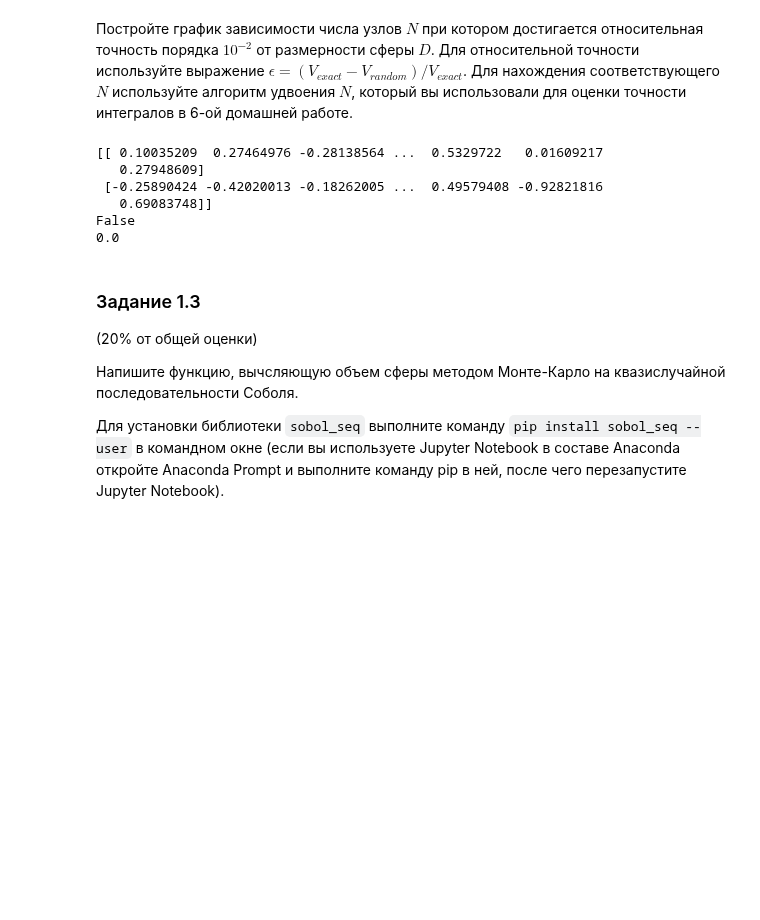
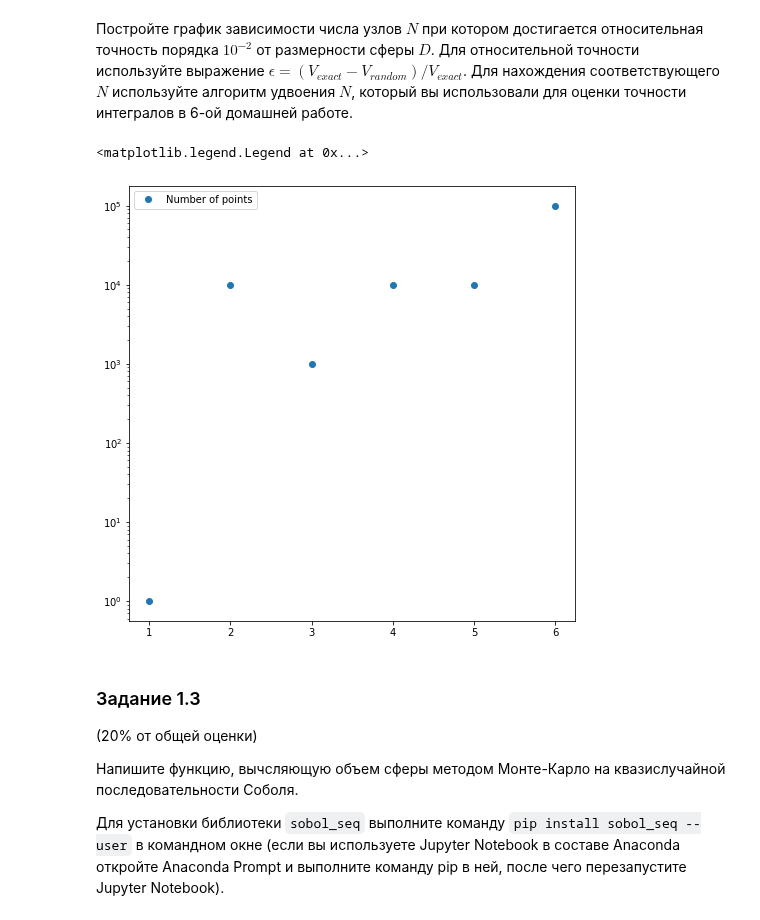
Before and after one commit to ev-br/CP2020, a Jupyter notebook: week_9_Monte-Carlo.ipynb, the cells around one changed output. Cells and saved outputs as stored; diff of their text form; code cells hidden in the pictures; blank space fills up the shorter version.

```diff
--- a/week_9_Monte-Carlo.ipynb
+++ b/week_9_Monte-Carlo.ipynb
@@ -65,8 +65,11 @@ plt.legend()
 Напишите функцию, вычсляющую объем сферы методом Монте-Карло на псевдослучайных числах (используя, например `numpy.random.rand`).
 # %%
 def inside(x, r):
-    x = np.asarray(x)
-    return np.linalg.norm(x)**2 < r**2
+    n = 0
+    for i in range (0,x.shape[1]):
+        if np.sum((x**2)[:,i])< r**2:
+            n +=1
+    return n
 
 
 def getSphereVolumePseudorandom(N, D, R = 1):
@@ -83,22 +86,35 @@ def getSphereVolumePseudorandom(N, D, R = 1):
     V - float, объем сферы
     """
     x = rndm.uniform(low= -R, high= R, size=(D, N))
-    print(x)
     m = inside(x, R)
-    print(m)
-    V = np.count_nonzero(m)/N * (2*R)**D
+    V = m/N * (2*R)**D
     return V
 # %% [markdown]
 Постройте график зависимости числа узлов $N$ при котором достигается относительная точность порядка $10^{-2}$ от размерности сферы $D$. Для относительной точности используйте выражение $\epsilon = (V_{exact} - V_{random})/V_{exact}$. Для нахождения соответствующего $N$ используйте алгоритм удвоения $N$, который вы использовали для оценки точности интегралов в 6-ой домашней работе.
-# %%
-print(getSphereVolumePseudorandom(1000,2))
-# %% [output]
-[[ 0.10035209  0.27464976 -0.28138564 ...  0.5329722   0.01609217
-   0.27948609]
- [-0.25890424 -0.42020013 -0.18262005 ...  0.49579408 -0.92821816
-   0.69083748]]
-False
-0.0
+# %%
+def find_N(D,eps):
+    N = 1
+    V0 = getSphereVolumeExact(D,R=1)
+    while True:
+        V = getSphereVolumePseudorandom(N,D,R=1)
+        if np.abs((V0-V)/V0) < eps:
+            break
+        N *= 10
+    return N
+
+x_arr = np.linspace(1,6,6)
+Num = np.array([])
+for j in range(1,7):
+    Num = np.append(Num,find_N(j,1e-2))
+plt.figure(figsize=(8,8))
+plt.plot(x_arr,Num,'o',label = 'Number of points')
+plt.xlabel('D')
+plt.ylabel('N')
+plt.yscale('log')
+plt.legend()
+# %% [output]
+<matplotlib.legend.Legend at 0x...>
+[figure, added]
 # %% [markdown]
 ### Задание 1.3
 
```
Also changed, not shown: parts of 2 cells of this notebook.
